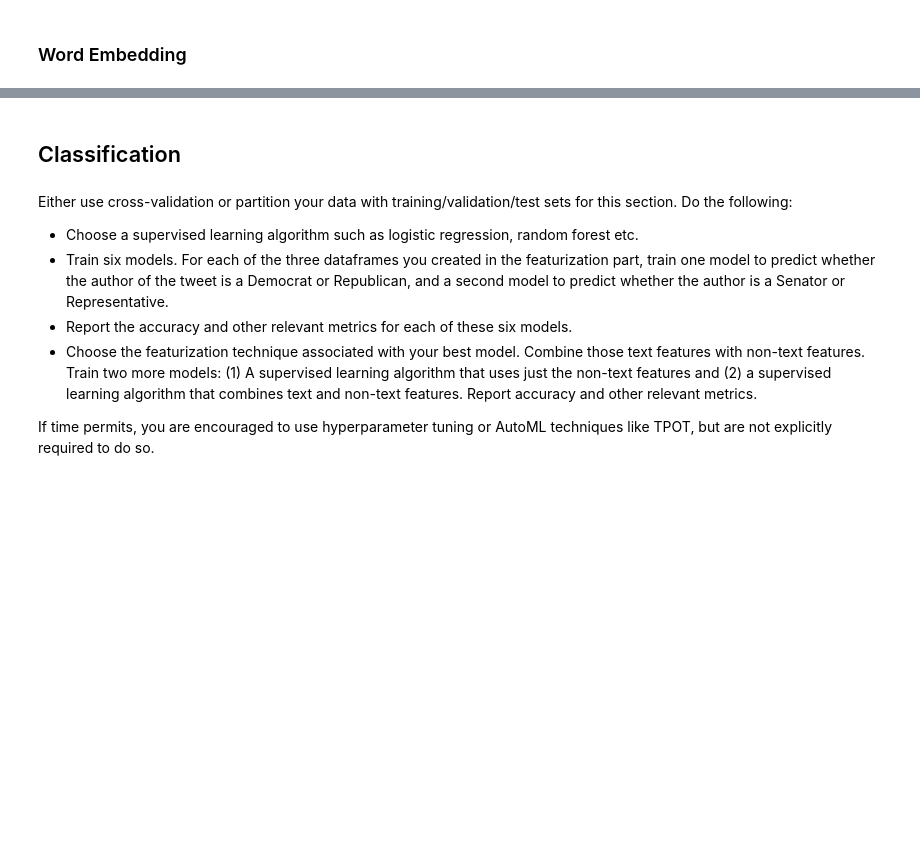
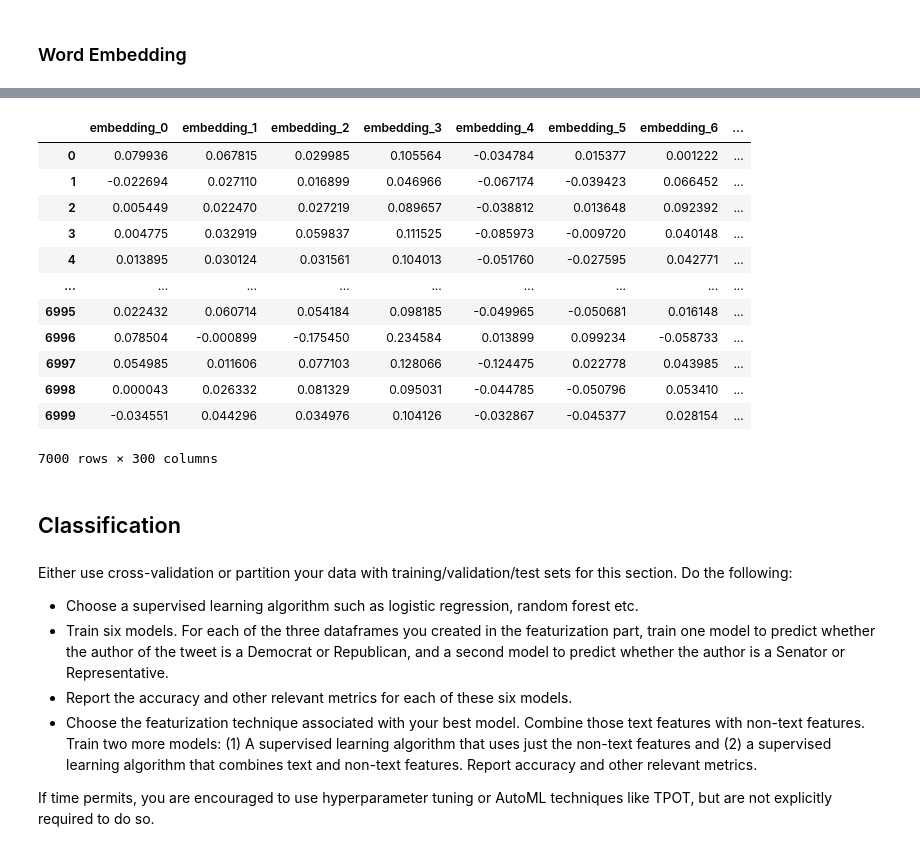
Before and after one commit to neenzworld/Computational-Social-Science-Projects, a Jupyter notebook: Project 5/Neena - Project 5 -checkpoint.ipynb, the cells around one changed output, grey strips where cells are left out. Cells and saved outputs as stored; diff of their text form; code cells hidden in the pictures; blank space fills up the shorter version.

```diff
--- a/Project 5/Neena - Project 5 .ipynb
+++ b/Project 5/Neena - Project 5 -checkpoint.ipynb
@@ -402,10 +573,5 @@ def document_vector(word2vec_model, doc):
 # %%
-# embedding based featurization
-...
-from gensim.models import Word2Vec
-
-# Assuming 'congress_tweets_sample' is your DataFrame and 'word_vectors' is a pre-trained Word2Vec model
-embedding_dim = len(word_vectors['example'])  # Adjust to the actual dimension of your word vectors
+embedding_dim = len(model['example'])  # Adjust to the actual dimension
 
 # Function to average word vectors for a given text
 def average_word_vectors(text, word_vectors, embedding_dim):
@@ -416,10 +582,25 @@ def average_word_vectors(text, word_vectors, embedding_dim):
     return np.mean(vectors, axis=0)
 
 # Apply the function to create document embeddings
-congress_tweets_sample['embedding'] = congress_tweets_sample['text'].apply(lambda x: average_word_vectors(x, word_vectors, embedding_dim))
+congress_tweets_sample['embedding'] = congress_tweets_sample['text'].apply(lambda x: average_word_vectors(x, model, embedding_dim))
 
-# Convert the 'embedding' column to a dataframe
 embedding_df = pd.DataFrame(congress_tweets_sample['embedding'].tolist(), columns=[f'embedding_{i}' for i in range(embedding_dim)])
+# %%
+embedding_df
+# %% [output]
+|  | embedding_0 | embedding_1 | embedding_2 | embedding_3 | embedding_4 | embedding_5 | embedding_6 | ... |
+| 0 | 0.079936 | 0.067815 | 0.029985 | 0.105564 | -0.034784 | 0.015377 | 0.001222 | ... |
+| 1 | -0.022694 | 0.027110 | 0.016899 | 0.046966 | -0.067174 | -0.039423 | 0.066452 | ... |
+| 2 | 0.005449 | 0.022470 | 0.027219 | 0.089657 | -0.038812 | 0.013648 | 0.092392 | ... |
+| 3 | 0.004775 | 0.032919 | 0.059837 | 0.111525 | -0.085973 | -0.009720 | 0.040148 | ... |
+| 4 | 0.013895 | 0.030124 | 0.031561 | 0.104013 | -0.051760 | -0.027595 | 0.042771 | ... |
+| ... | ... | ... | ... | ... | ... | ... | ... | ... |
+| 6995 | 0.022432 | 0.060714 | 0.054184 | 0.098185 | -0.049965 | -0.050681 | 0.016148 | ... |
+| 6996 | 0.078504 | -0.000899 | -0.175450 | 0.234584 | 0.013899 | 0.099234 | -0.058733 | ... |
+| 6997 | 0.054985 | 0.011606 | 0.077103 | 0.128066 | -0.124475 | 0.022778 | 0.043985 | ... |
+| 6998 | 0.000043 | 0.026332 | 0.081329 | 0.095031 | -0.044785 | -0.050796 | 0.053410 | ... |
+| 6999 | -0.034551 | 0.044296 | 0.034976 | 0.104126 | -0.032867 | -0.045377 | 0.028154 | ... |
+7000 rows × 300 columns
 # %% [markdown]
 ## Classification
 # %% [markdown]
```
Also changed, not shown: parts of 40 cells of this notebook.
